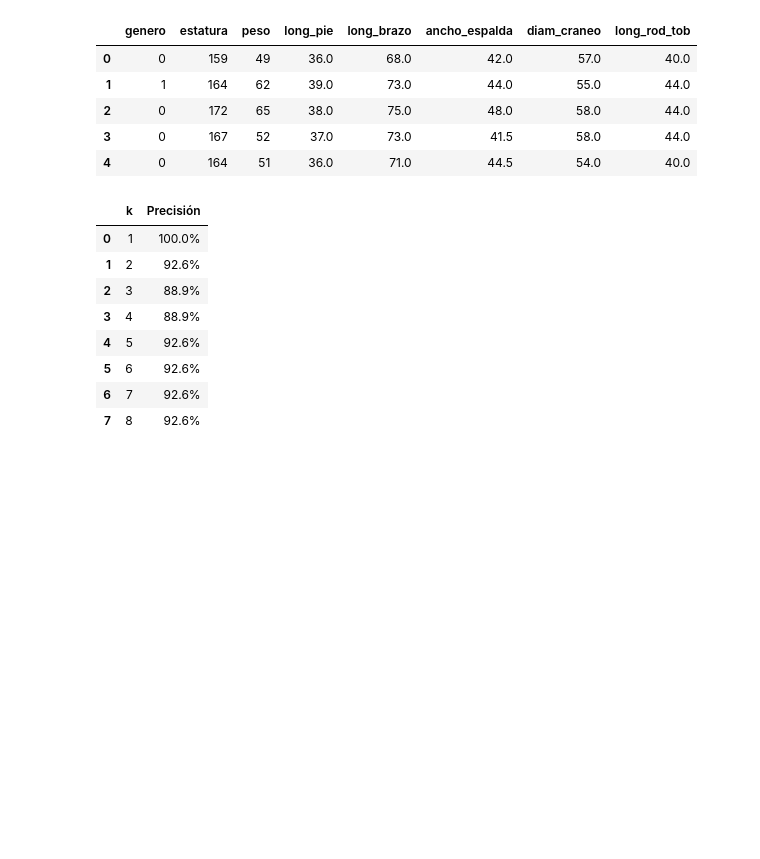
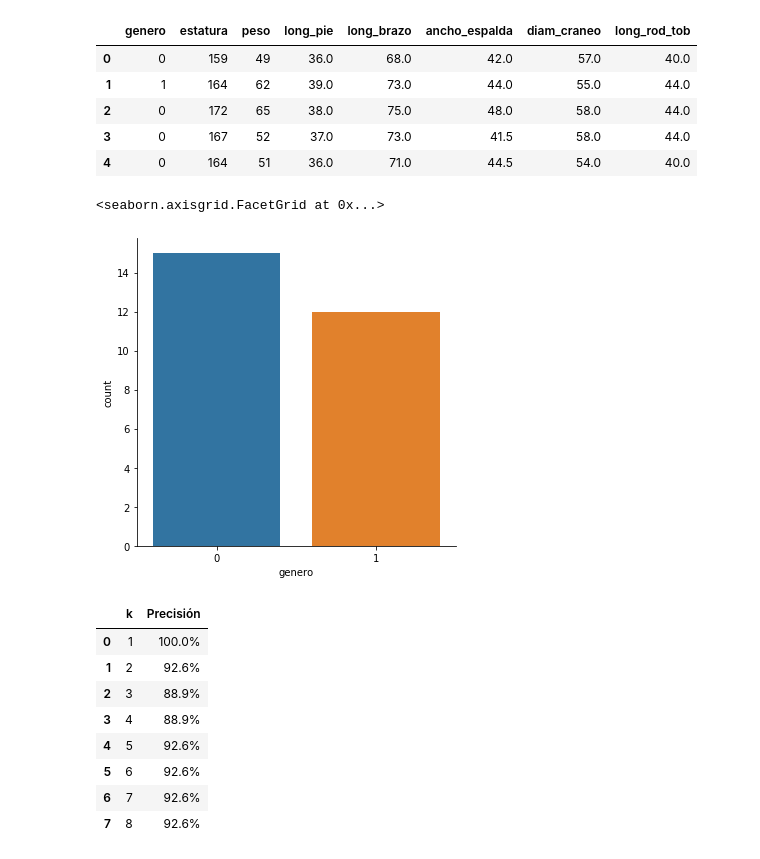
Before and after one commit to jgavirias13/DataScienceTools, a Jupyter notebook: Estadistica/taller1/taller1.ipynb, the cells around one changed output. Cells and saved outputs as stored; diff of their text form; code cells hidden in the pictures; blank space fills up the shorter version.

```diff
--- a/Estadistica/taller1/taller1.ipynb
+++ b/Estadistica/taller1/taller1.ipynb
@@ -153,6 +157,12 @@ datos.head()
 | 2 | 0 | 172 | 65 | 38.0 | 75.0 | 48.0 | 58.0 | 44.0 |
 | 3 | 0 | 167 | 52 | 37.0 | 73.0 | 41.5 | 58.0 | 44.0 |
 | 4 | 0 | 164 | 51 | 36.0 | 71.0 | 44.5 | 54.0 | 40.0 |
+# %%
+# Descripción de los datos
+sb.factorplot('genero',data=datos,kind='count')
+# %% [output]
+<seaborn.axisgrid.FacetGrid at 0x...>
+[figure, added]
 # %%
 # Se crea las variables de entrenamiento
 x_test = datos.drop('genero', axis=1)
```
Also changed, not shown: parts of 9 cells of this notebook.
